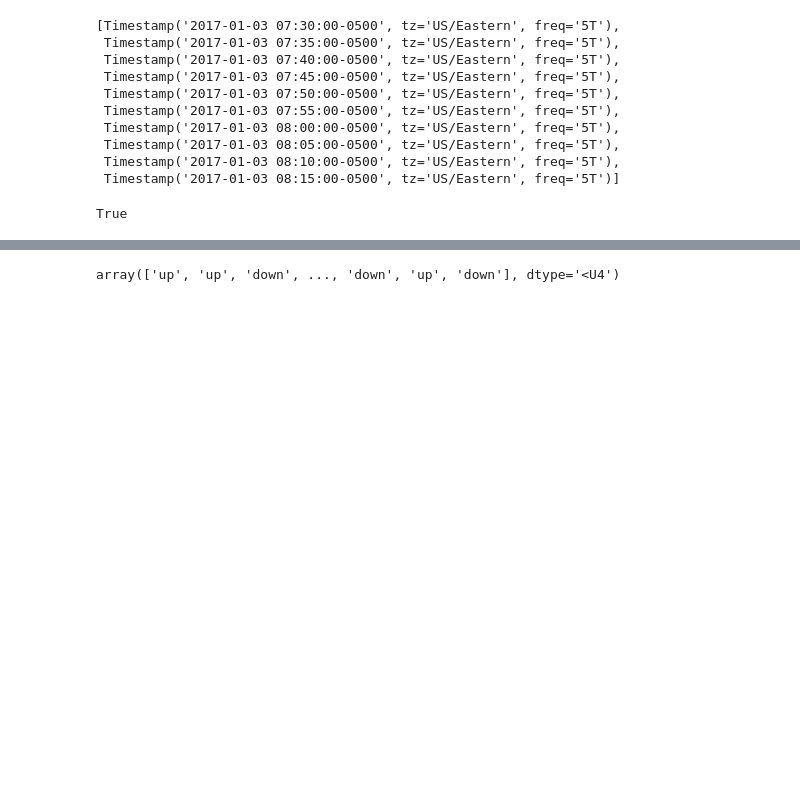
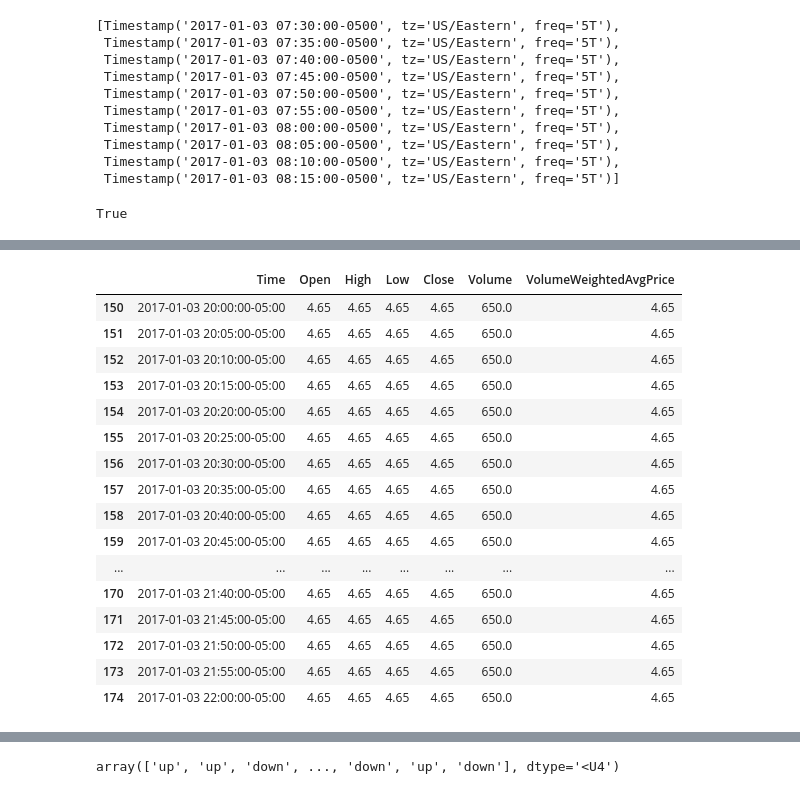
Before and after one commit to Cloblak/aipi540_deeplearning, a Jupyter notebook: 1D_CNN_Attempts/1D_CNN.ipynb, the cells around one changed output, grey strips where cells are left out. Cells and saved outputs as stored; diff of their text form; code cells hidden in the pictures; blank space fills up the shorter version.

```diff
--- a/1D_CNN_Attempts/1D_CNN.ipynb
+++ b/1D_CNN_Attempts/1D_CNN.ipynb
@@ -333,3 +363,23 @@ final_train.tail(25)
+# %%
+final_train[150:175]
+# %% [output]
+|  | Time | Open | High | Low | Close | Volume | VolumeWeightedAvgPrice |
+| 150 | 2017-01-03 20:00:00-05:00 | 4.65 | 4.65 | 4.65 | 4.65 | 650.0 | 4.65 |
+| 151 | 2017-01-03 20:05:00-05:00 | 4.65 | 4.65 | 4.65 | 4.65 | 650.0 | 4.65 |
+| 152 | 2017-01-03 20:10:00-05:00 | 4.65 | 4.65 | 4.65 | 4.65 | 650.0 | 4.65 |
+| 153 | 2017-01-03 20:15:00-05:00 | 4.65 | 4.65 | 4.65 | 4.65 | 650.0 | 4.65 |
+| 154 | 2017-01-03 20:20:00-05:00 | 4.65 | 4.65 | 4.65 | 4.65 | 650.0 | 4.65 |
+| 155 | 2017-01-03 20:25:00-05:00 | 4.65 | 4.65 | 4.65 | 4.65 | 650.0 | 4.65 |
+| 156 | 2017-01-03 20:30:00-05:00 | 4.65 | 4.65 | 4.65 | 4.65 | 650.0 | 4.65 |
+| 157 | 2017-01-03 20:35:00-05:00 | 4.65 | 4.65 | 4.65 | 4.65 | 650.0 | 4.65 |
+| 158 | 2017-01-03 20:40:00-05:00 | 4.65 | 4.65 | 4.65 | 4.65 | 650.0 | 4.65 |
+| 159 | 2017-01-03 20:45:00-05:00 | 4.65 | 4.65 | 4.65 | 4.65 | 650.0 | 4.65 |
+| ... | ... | ... | ... | ... | ... | ... | ... |
+| 170 | 2017-01-03 21:40:00-05:00 | 4.65 | 4.65 | 4.65 | 4.65 | 650.0 | 4.65 |
+| 171 | 2017-01-03 21:45:00-05:00 | 4.65 | 4.65 | 4.65 | 4.65 | 650.0 | 4.65 |
+| 172 | 2017-01-03 21:50:00-05:00 | 4.65 | 4.65 | 4.65 | 4.65 | 650.0 | 4.65 |
+| 173 | 2017-01-03 21:55:00-05:00 | 4.65 | 4.65 | 4.65 | 4.65 | 650.0 | 4.65 |
+| 174 | 2017-01-03 22:00:00-05:00 | 4.65 | 4.65 | 4.65 | 4.65 | 650.0 | 4.65 |
 # %%
 # print(buildTargets.__doc__)
 train_targets, val_targets, test_targets, full_targets = buildTargets()
```
Also changed, not shown: parts of 5 cells of this notebook.
